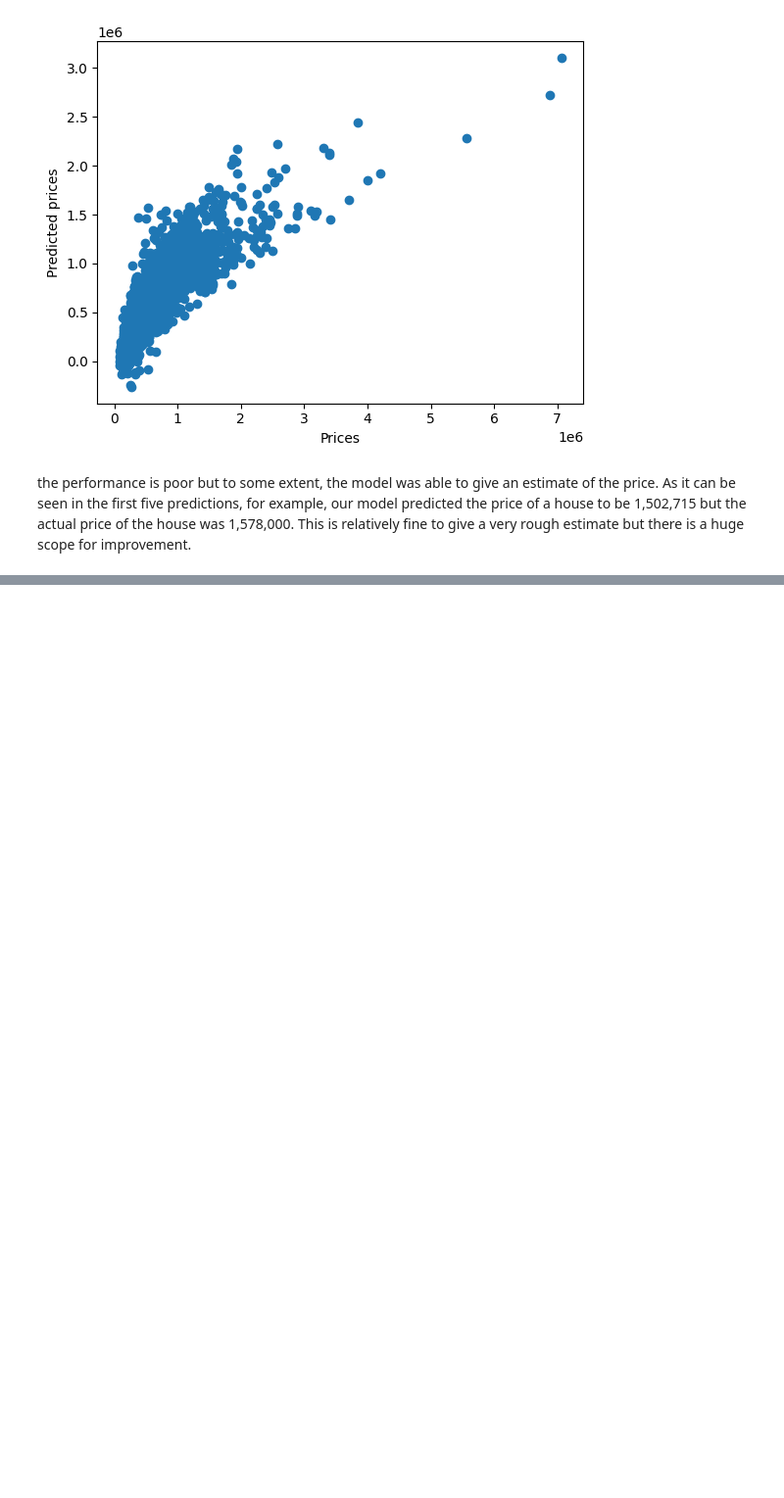
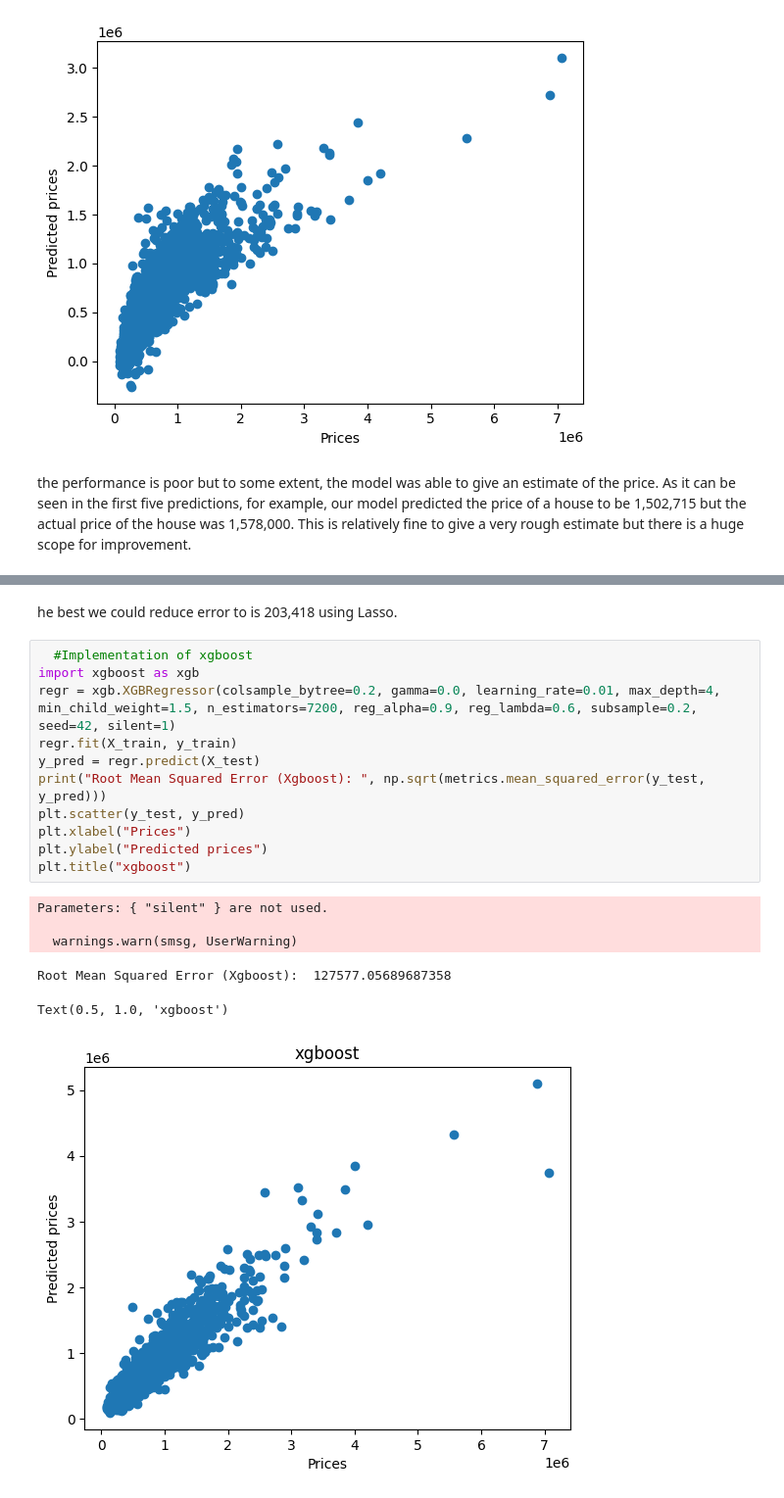
Before and after one commit to Harsha-7989/regressions, a Jupyter notebook: House_Price_Prediction.ipynb, the cells around one changed output, grey strips where cells are left out. Shown: that part at 98% size. Saved outputs shown, nothing was run; the diff lists cells and outputs as text; blank space fills up the shorter version.

```diff
--- a/House_Price_Prediction.ipynb
+++ b/House_Price_Prediction.ipynb
@@ -82,0 +108,20 @@ the performance is poor but to some extent, the model was able to give an estima
+# %% [markdown]
+he best we could reduce error to is 203,418 using Lasso.
+# %%
+  #Implementation of xgboost
+import xgboost as xgb
+regr = xgb.XGBRegressor(colsample_bytree=0.2, gamma=0.0, learning_rate=0.01, max_depth=4, min_child_weight=1.5, n_estimators=7200, reg_alpha=0.9, reg_lambda=0.6, subsample=0.2, seed=42, silent=1)
+regr.fit(X_train, y_train)
+y_pred = regr.predict(X_test)
+print("Root Mean Squared Error (Xgboost): ", np.sqrt(metrics.mean_squared_error(y_test, y_pred)))
+plt.scatter(y_test, y_pred)
+plt.xlabel("Prices")
+plt.ylabel("Predicted prices")
+plt.title("xgboost")
+# %% [output]
+Parameters: { "silent" } are not used.
+
+  warnings.warn(smsg, UserWarning)
+Root Mean Squared Error (Xgboost):  127577.05689687358
+Text(0.5, 1.0, 'xgboost')
+[figure, added]
```
Also changed, not shown: parts of 8 cells of this notebook.
